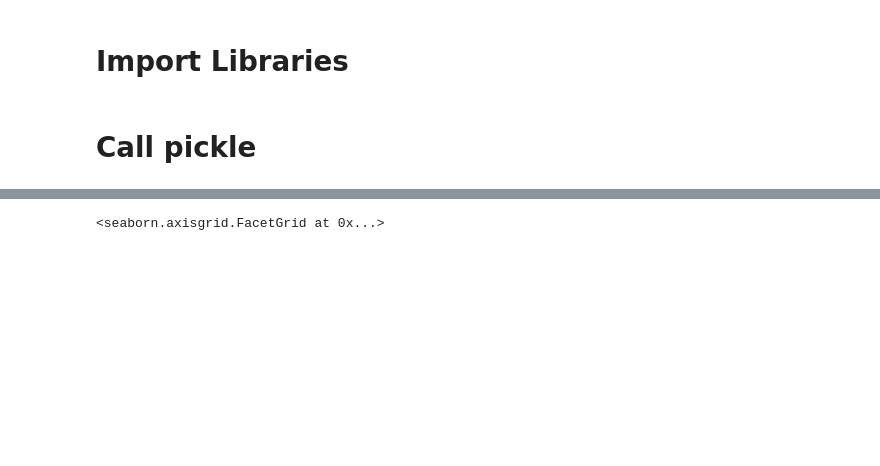
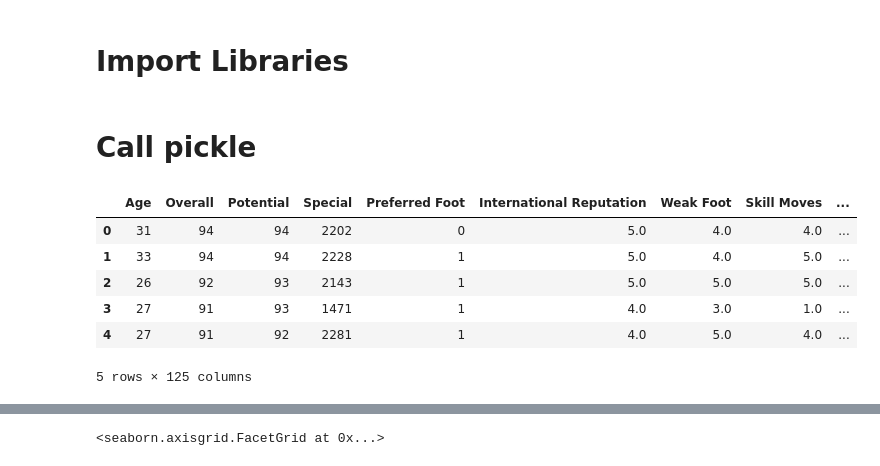
Before and after one commit to nazihkalo/FIFA19-Scouting-Analysis, a Jupyter notebook: 100-Recommendation_Clustering.ipynb, the cells around one changed output, grey strips where cells are left out. Drawn from its saved outputs; the diff is of its cells as text; code cells hidden in the pictures; blank space fills up the shorter version.

```diff
--- a/100-Recommendation_Clustering.ipynb
+++ b/100-Recommendation_Clustering.ipynb
@@ -41,3 +41,6 @@ from sklearn.preprocessing import normalize
 from scipy.cluster.hierarchy import linkage, dendrogram
 # %% [markdown]
 # Call pickle
+# %%
+with open('predictors_processed.pkl', 'rb') as f:
+    predictors = pickle.load(f)
@@ -43,0 +50,10 @@ from scipy.cluster.hierarchy import linkage, dendrogram
+# %%
+predictors.head()
+# %% [output]
+|  | Age | Overall | Potential | Special | Preferred Foot | International Reputation | Weak Foot | Skill Moves | ... |
+| 0 | 31 | 94 | 94 | 2202 | 0 | 5.0 | 4.0 | 4.0 | ... |
+| 1 | 33 | 94 | 94 | 2228 | 1 | 5.0 | 4.0 | 5.0 | ... |
+| 2 | 26 | 92 | 93 | 2143 | 1 | 5.0 | 5.0 | 5.0 | ... |
+| 3 | 27 | 91 | 93 | 1471 | 1 | 4.0 | 3.0 | 1.0 | ... |
+| 4 | 27 | 91 | 92 | 2281 | 1 | 4.0 | 5.0 | 4.0 | ... |
+5 rows × 125 columns
```
Also changed, not shown: parts of 4 cells of this notebook.
